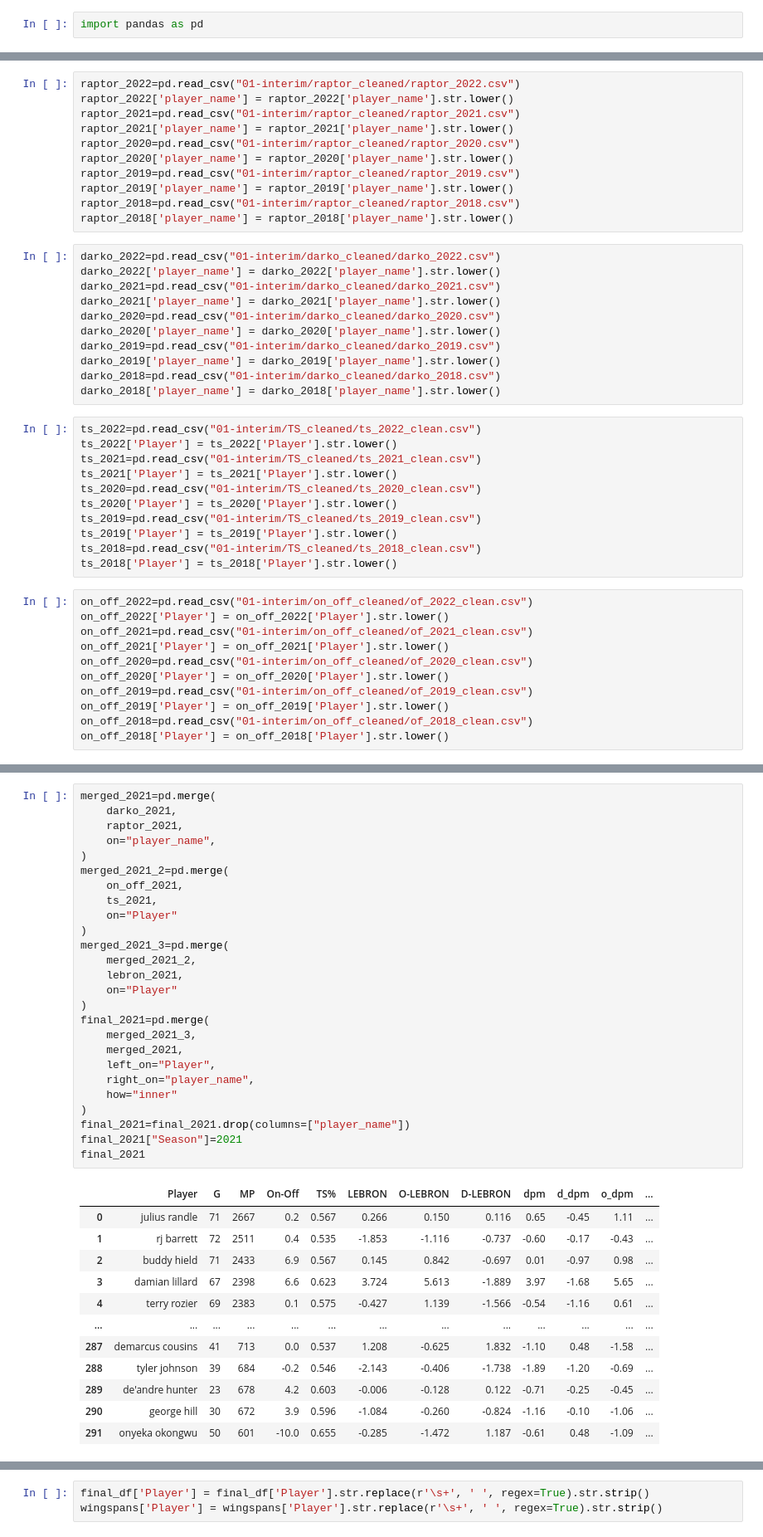
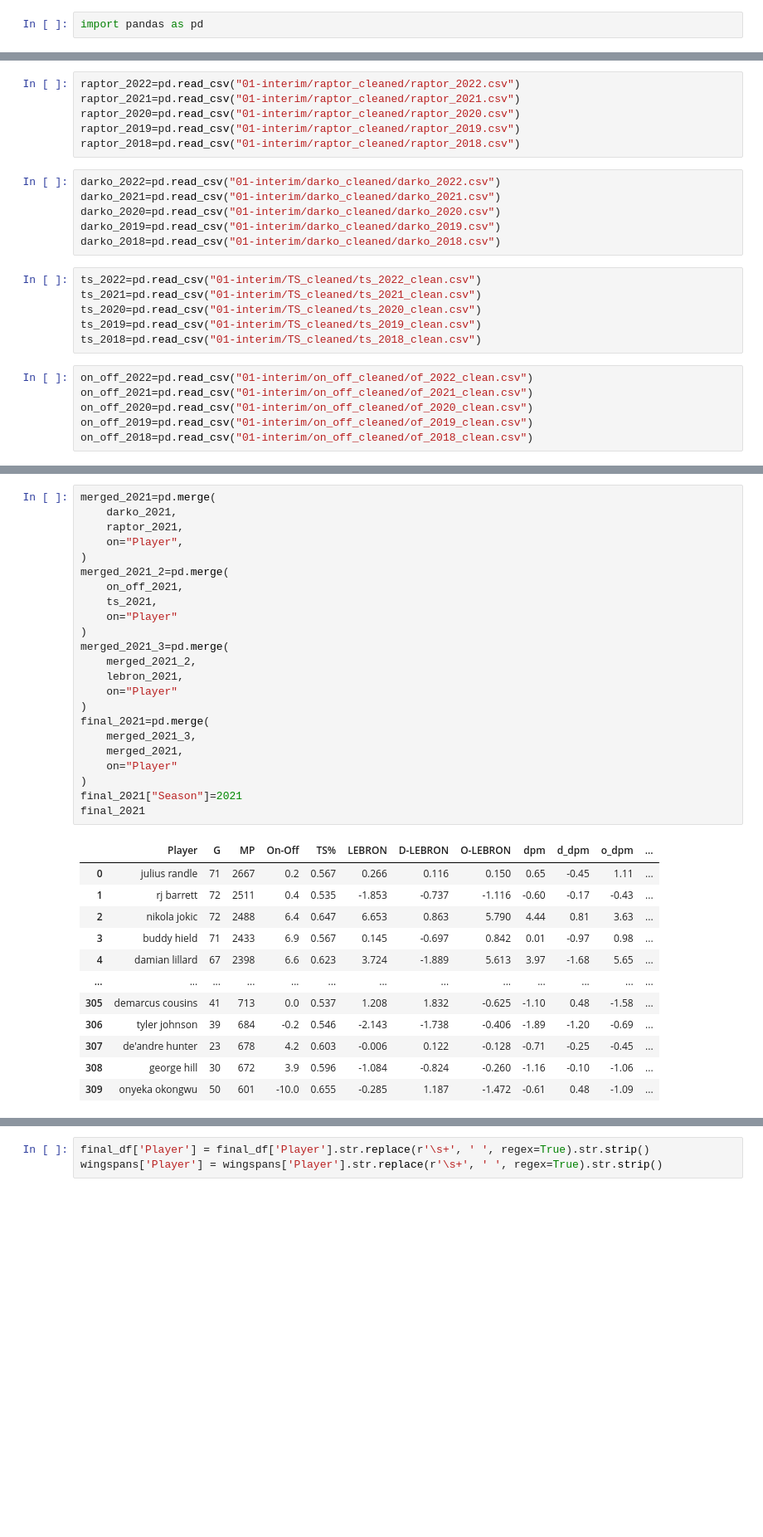
Before and after one commit to COGS108/Group135_WI26, a Jupyter notebook: data/Final_Data_Generator.ipynb, the cells around one changed output, grey strips where cells are left out. Shown at 83% size. Saved outputs shown, nothing was run; the diff lists cells and outputs as text; blank space fills up the shorter version.

```diff
--- a/data/Final_Data_Generator.ipynb
+++ b/data/Final_Data_Generator.ipynb
@@ -14,47 +9,27 @@ lebron_2018['Player'] = lebron_2018['Player'].str.lower()
 # %%
 raptor_2022=pd.read_csv("01-interim/raptor_cleaned/raptor_2022.csv")
-raptor_2022['player_name'] = raptor_2022['player_name'].str.lower()
 raptor_2021=pd.read_csv("01-interim/raptor_cleaned/raptor_2021.csv")
-raptor_2021['player_name'] = raptor_2021['player_name'].str.lower()
 raptor_2020=pd.read_csv("01-interim/raptor_cleaned/raptor_2020.csv")
-raptor_2020['player_name'] = raptor_2020['player_name'].str.lower()
 raptor_2019=pd.read_csv("01-interim/raptor_cleaned/raptor_2019.csv")
-raptor_2019['player_name'] = raptor_2019['player_name'].str.lower()
 raptor_2018=pd.read_csv("01-interim/raptor_cleaned/raptor_2018.csv")
-raptor_2018['player_name'] = raptor_2018['player_name'].str.lower()
 # %%
 darko_2022=pd.read_csv("01-interim/darko_cleaned/darko_2022.csv")
-darko_2022['player_name'] = darko_2022['player_name'].str.lower()
 darko_2021=pd.read_csv("01-interim/darko_cleaned/darko_2021.csv")
-darko_2021['player_name'] = darko_2021['player_name'].str.lower()
 darko_2020=pd.read_csv("01-interim/darko_cleaned/darko_2020.csv")
-darko_2020['player_name'] = darko_2020['player_name'].str.lower()
 darko_2019=pd.read_csv("01-interim/darko_cleaned/darko_2019.csv")
-darko_2019['player_name'] = darko_2019['player_name'].str.lower()
 darko_2018=pd.read_csv("01-interim/darko_cleaned/darko_2018.csv")
-darko_2018['player_name'] = darko_2018['player_name'].str.lower()
 # %%
 ts_2022=pd.read_csv("01-interim/TS_cleaned/ts_2022_clean.csv")
-ts_2022['Player'] = ts_2022['Player'].str.lower()
 ts_2021=pd.read_csv("01-interim/TS_cleaned/ts_2021_clean.csv")
-ts_2021['Player'] = ts_2021['Player'].str.lower()
 ts_2020=pd.read_csv("01-interim/TS_cleaned/ts_2020_clean.csv")
-ts_2020['Player'] = ts_2020['Player'].str.lower()
 ts_2019=pd.read_csv("01-interim/TS_cleaned/ts_2019_clean.csv")
-ts_2019['Player'] = ts_2019['Player'].str.lower()
 ts_2018=pd.read_csv("01-interim/TS_cleaned/ts_2018_clean.csv")
-ts_2018['Player'] = ts_2018['Player'].str.lower()
 # %%
 on_off_2022=pd.read_csv("01-interim/on_off_cleaned/of_2022_clean.csv")
-on_off_2022['Player'] = on_off_2022['Player'].str.lower()
 on_off_2021=pd.read_csv("01-interim/on_off_cleaned/of_2021_clean.csv")
-on_off_2021['Player'] = on_off_2021['Player'].str.lower()
 on_off_2020=pd.read_csv("01-interim/on_off_cleaned/of_2020_clean.csv")
-on_off_2020['Player'] = on_off_2020['Player'].str.lower()
 on_off_2019=pd.read_csv("01-interim/on_off_cleaned/of_2019_clean.csv")
-on_off_2019['Player'] = on_off_2019['Player'].str.lower()
 on_off_2018=pd.read_csv("01-interim/on_off_cleaned/of_2018_clean.csv")
-on_off_2018['Player'] = on_off_2018['Player'].str.lower()
 # %%
 merged_2022=pd.merge(
     darko_2022,
@@ -84,39 +70,36 @@ final_2022
 # %%
 merged_2021=pd.merge(
     darko_2021,
     raptor_2021,
-    on="player_name",
+    on="Player",
 )
 merged_2021_2=pd.merge(
     on_off_2021,
     ts_2021,
     on="Player"
 )
 merged_2021_3=pd.merge(
     merged_2021_2,
     lebron_2021,
     on="Player"
 )
 final_2021=pd.merge(
     merged_2021_3,
     merged_2021,
-    left_on="Player",
-    right_on="player_name",
-    how="inner"
+    on="Player"
 )
-final_2021=final_2021.drop(columns=["player_name"])
 final_2021["Season"]=2021
 final_2021
 # %% [output]
-|  | Player | G | MP | On-Off | TS% | LEBRON | O-LEBRON | D-LEBRON | dpm | d_dpm | o_dpm | ... |
-| 0 | julius randle | 71 | 2667 | 0.2 | 0.567 | 0.266 | 0.150 | 0.116 | 0.65 | -0.45 | 1.11 | ... |
-| 1 | rj barrett | 72 | 2511 | 0.4 | 0.535 | -1.853 | -1.116 | -0.737 | -0.60 | -0.17 | -0.43 | ... |
-| 2 | buddy hield | 71 | 2433 | 6.9 | 0.567 | 0.145 | 0.842 | -0.697 | 0.01 | -0.97 | 0.98 | ... |
-| 3 | damian lillard | 67 | 2398 | 6.6 | 0.623 | 3.724 | 5.613 | -1.889 | 3.97 | -1.68 | 5.65 | ... |
-| 4 | terry rozier | 69 | 2383 | 0.1 | 0.575 | -0.427 | 1.139 | -1.566 | -0.54 | -1.16 | 0.61 | ... |
+|  | Player | G | MP | On-Off | TS% | LEBRON | D-LEBRON | O-LEBRON | dpm | d_dpm | o_dpm | ... |
+| 0 | julius randle | 71 | 2667 | 0.2 | 0.567 | 0.266 | 0.116 | 0.150 | 0.65 | -0.45 | 1.11 | ... |
+| 1 | rj barrett | 72 | 2511 | 0.4 | 0.535 | -1.853 | -0.737 | -1.116 | -0.60 | -0.17 | -0.43 | ... |
+| 2 | nikola jokic | 72 | 2488 | 6.4 | 0.647 | 6.653 | 0.863 | 5.790 | 4.44 | 0.81 | 3.63 | ... |
+| 3 | buddy hield | 71 | 2433 | 6.9 | 0.567 | 0.145 | -0.697 | 0.842 | 0.01 | -0.97 | 0.98 | ... |
+| 4 | damian lillard | 67 | 2398 | 6.6 | 0.623 | 3.724 | -1.889 | 5.613 | 3.97 | -1.68 | 5.65 | ... |
 | ... | ... | ... | ... | ... | ... | ... | ... | ... | ... | ... | ... | ... |
-| 287 | demarcus cousins | 41 | 713 | 0.0 | 0.537 | 1.208 | -0.625 | 1.832 | -1.10 | 0.48 | -1.58 | ... |
-| 288 | tyler johnson | 39 | 684 | -0.2 | 0.546 | -2.143 | -0.406 | -1.738 | -1.89 | -1.20 | -0.69 | ... |
-| 289 | de'andre hunter | 23 | 678 | 4.2 | 0.603 | -0.006 | -0.128 | 0.122 | -0.71 | -0.25 | -0.45 | ... |
-| 290 | george hill | 30 | 672 | 3.9 | 0.596 | -1.084 | -0.260 | -0.824 | -1.16 | -0.10 | -1.06 | ... |
-| 291 | onyeka okongwu | 50 | 601 | -10.0 | 0.655 | -0.285 | -1.472 | 1.187 | -0.61 | 0.48 | -1.09 | ... |
+| 305 | demarcus cousins | 41 | 713 | 0.0 | 0.537 | 1.208 | 1.832 | -0.625 | -1.10 | 0.48 | -1.58 | ... |
+| 306 | tyler johnson | 39 | 684 | -0.2 | 0.546 | -2.143 | -1.738 | -0.406 | -1.89 | -1.20 | -0.69 | ... |
+| 307 | de'andre hunter | 23 | 678 | 4.2 | 0.603 | -0.006 | 0.122 | -0.128 | -0.71 | -0.25 | -0.45 | ... |
+| 308 | george hill | 30 | 672 | 3.9 | 0.596 | -1.084 | -0.824 | -0.260 | -1.16 | -0.10 | -1.06 | ... |
+| 309 | onyeka okongwu | 50 | 601 | -10.0 | 0.655 | -0.285 | 1.187 | -1.472 | -0.61 | 0.48 | -1.09 | ... |
```
Also changed, not shown: parts of 13 cells of this notebook, 35 other files.
